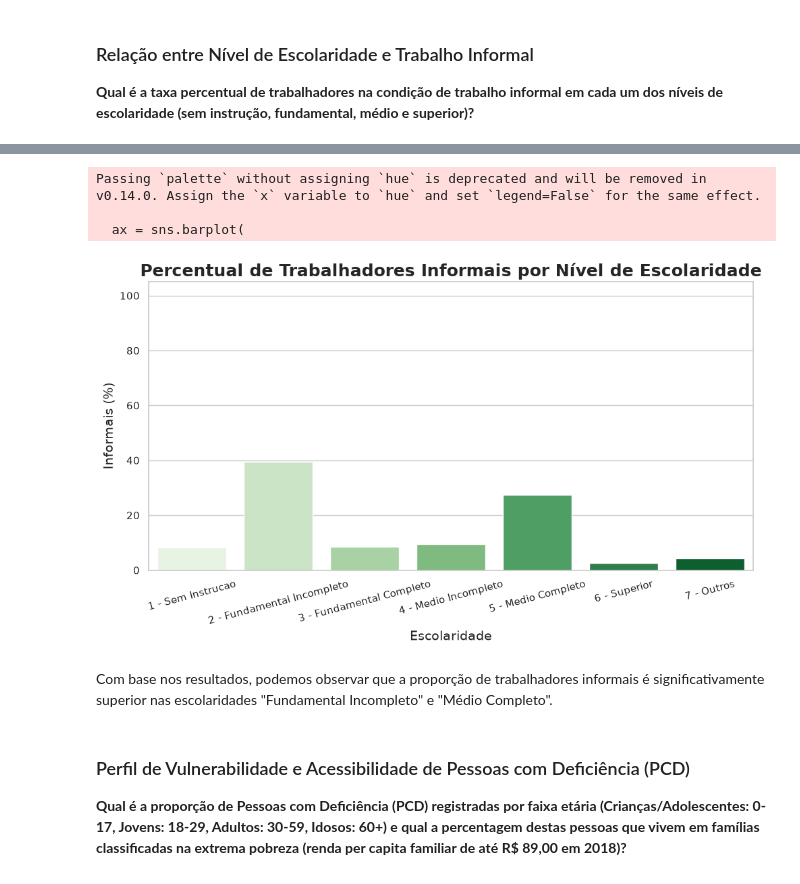
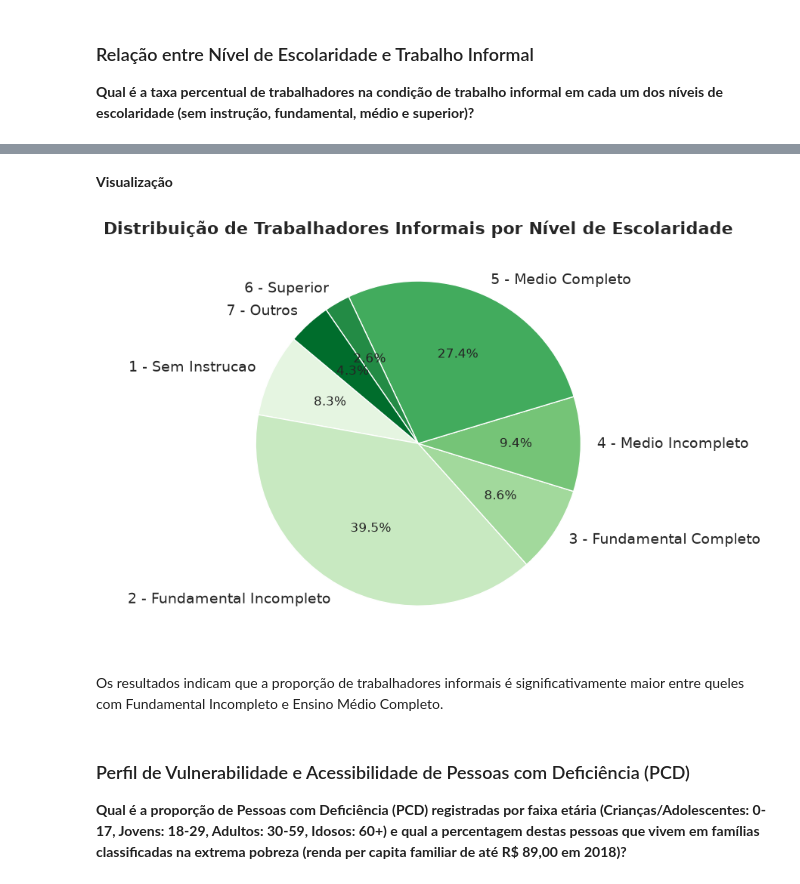
Before and after one commit to NathanLima1/TecnologiasDataScience, a Jupyter notebook: PandasIBGE/main.ipynb, the cells around one changed output, grey strips where cells are left out. Cells and saved outputs as stored; diff of their text form; code cells hidden in the pictures.

```diff
--- a/PandasIBGE/main.ipynb
+++ b/PandasIBGE/main.ipynb
@@ -688,6 +690,8 @@ proporcao_informais.show(truncate=False)
 |6 - Superior              |411993              |0.0255757655819585 |
 |7 - Outros                |690994              |0.04289563308730932|
 +--------------------------+--------------------+-------------------+
+# %% [markdown]
+**Visualização**
 # %%
 df_escolaridade_informais_pandas = proporcao_informais.toPandas()
 
@@ -695,32 +699,29 @@ df_escolaridade_informais_pandas["Percentual"] = df_escolaridade_informais_panda
 # %%
 sns.set_theme(style='whitegrid')
 fig, ax = plt.subplots(figsize=(10, 6))
 
 paleta = sns.color_palette("Greens_r", n_colors=len(df_escolaridade_informais_pandas))[::-1]
 
-ax = sns.barplot(
-    data=df_escolaridade_informais_pandas,
-    x="NIVEL_ESCOLARIDADE",
-    y='Percentual',
-    palette=paleta,
-    ax=ax
+wedges, texts, autotexts = ax.pie(
+    df_escolaridade_informais_pandas['Percentual'],
+    labels=df_escolaridade_informais_pandas['NIVEL_ESCOLARIDADE'],
+    autopct='%1.1f%%',
+    startangle=140,
+    colors=paleta,
+    textprops={'fontsize': 14}
 )
 
-plt.title("Percentual de Trabalhadores Informais por Nível de Escolaridade", fontsize=18, weight='bold')
-plt.xlabel('Escolaridade', fontsize=14)
-plt.ylabel('Informais (%)', fontsize=14)
-plt.ylim(0, 105)
-ax.tick_params(axis='x', rotation=15)
+for autotext in autotexts:
+    autotext.set_fontsize(12)
+
+plt.title("Distribuição de Trabalhadores Informais por Nível de Escolaridade", fontsize=16, weight='bold')
 
 plt.tight_layout()
 plt.show()
 # %% [output]
-Passing `palette` without assigning `hue` is deprecated and will be removed in v0.14.0. Assign the `x` variable to `hue` and set `legend=False` for the same effect.
-
-  ax = sns.barplot(
-[figure, old version]
+[figure, new version]
 # %% [markdown]
-Com base nos resultados, podemos observar que a proporção de trabalhadores informais é significativamente superior nas escolaridades "Fundamental Incompleto" e "Médio Completo".
+Os resultados indicam que a proporção de trabalhadores informais é significativamente maior entre queles com Fundamental Incompleto e Ensino Médio Completo.
 # %% [markdown]
 ### Perfil de Vulnerabilidade e Acessibilidade de Pessoas com Deficiência (PCD)
 
```
Also changed, not shown: parts of 22 cells of this notebook.
